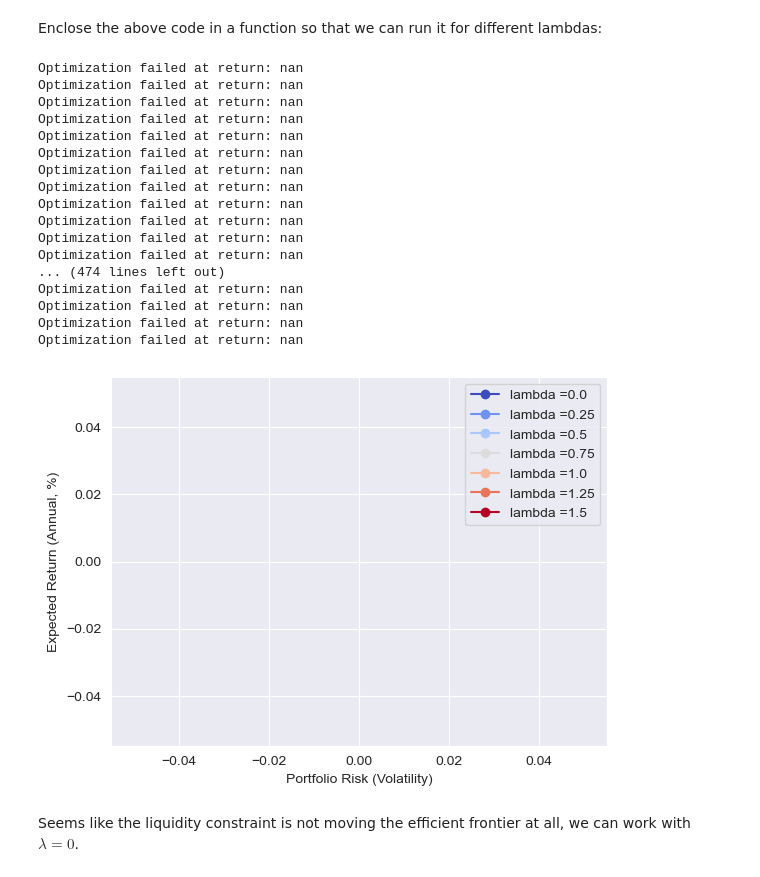
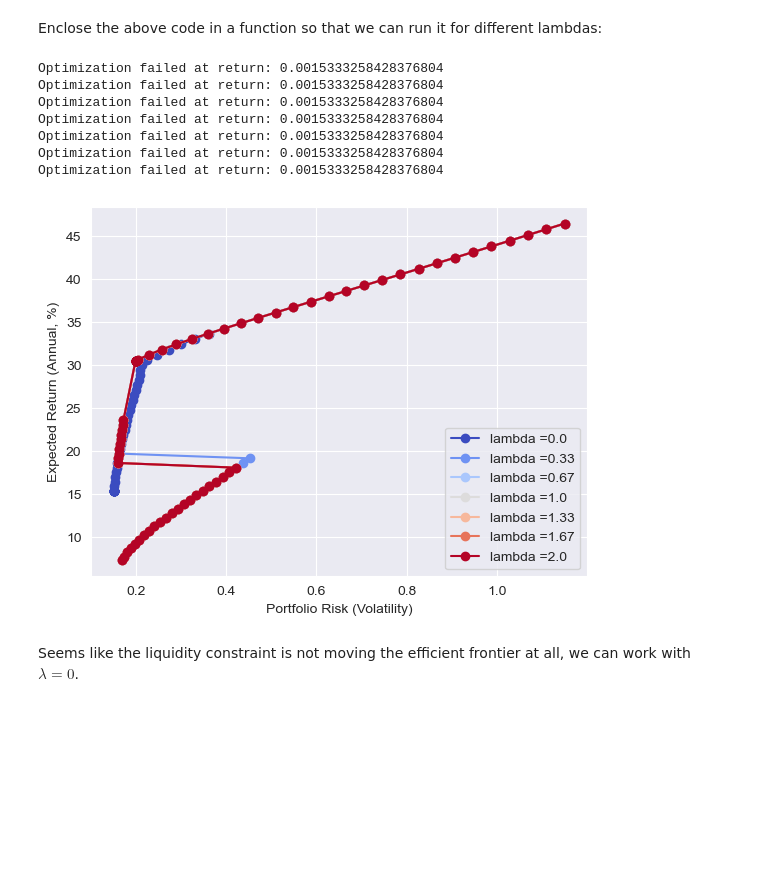
Before and after one commit to jaychandran-padayasi/quant-finance-explorations, a Jupyter notebook: Portfolio Optimization - Working.ipynb, the cells around one changed output. Saved outputs shown, nothing was run; the diff lists cells and outputs as text; code cells hidden in the pictures; blank space fills up the shorter version.

```diff
--- a/Portfolio Optimization - Working.ipynb
+++ b/Portfolio Optimization - Working.ipynb
@@ -66,6 +64,6 @@ Chosen Stocks to be optimized in portfolio:  ['TT' 'EXPD' 'LW' 'META' 'PG' 'BR'
 # %%
-stock_tickers = ['AMZN', 'MSFT', 'ANET', 'ICLN', 'FBCG', 'XLC', 'FBCV', 'JEPQ', 'SCHD', 'VGT', 'VTI', 'VPU', 'VIG', 'RIVN', 'LLY', 'GOOGL', 'MPWR', 'SOXL', 'SKYY', 'BOTZ', 'VOO', 'SPY']
-# stock_tickers = ['BOTZ', 'MSFT', 'SPY', 'VPU']
+# stock_tickers = ['AMZN', 'MSFT', 'ANET', 'ICLN', 'FBCG', 'XLC', 'FBCV', 'JEPQ', 'SCHD', 'VGT', 'VTI', 'VPU', 'VIG', 'RIVN', 'LLY', 'GOOGL', 'MPWR', 'SOXL', 'SKYY', 'BOTZ', 'VOO', 'SPY']
+stock_tickers = ['BOTZ', 'FBCG', 'VIG', 'FBCV', 'SOXL', 'VTI', 'SPY', 'JEPQ', 'SCHD', 'SKYY', 'XLC', 'GOOGL', 'VOO']
 # %% [markdown]
 I intend to include liquidity into consideration while optimizing the portfolio, hence I need to download both the stock price at closing and the volume traded.
 # %%
@@ -113,7 +117,11 @@ Calculate daily returns and covariances
 # %%
 daily_returns = (data/data.shift(1)).dropna()  - 1
-cov_matrix = daily_returns.cov()
+# cov_matrix = daily_returns.cov()
 mean_returns = daily_returns.mean()
+# annual_cov_matrix = cov_matrix * 252
+
+from sklearn.covariance import LedoitWolf
+cov_matrix = LedoitWolf().fit(daily_returns).covariance_
 annual_cov_matrix = cov_matrix * 252
 # %% [markdown]
 Visualize covariance matrix
@@ -148,10 +156,11 @@ In what follows, we construct this objective function given a set of stocks and
 # %%
 n_assets = len(mean_returns)
 
-def liquidity_aware_objective(weights, cov_matrix, volume_vector, lambd):
+def liquidity_aware_objective(weights, cov_matrix, volume_vector, lambd, lambdaRidge=0.05):
     portfolio_variance = weights.T @ cov_matrix @ weights
-    liquidity_penalty = np.sum(weights**2 / volume_vector)
-    return portfolio_variance + lambd * liquidity_penalty
+    liquidity_penalty = lambd*np.sum(weights**2 / volume_vector)
+    ridge_penalty = lambdaRidge * np.sum(weights**2)
+    return portfolio_variance + liquidity_penalty + ridge_penalty
 
 def get_constraints(mu, target_return):
     constraints = (
@@ -268,41 +262,31 @@ def get_efficient_frontier(mu, cov, volume_vector, lambd, n_points):
     return weights_list, returns, risks
 # %%
 n_lambdas = 7
-lambd_array = np.linspace(0, 1.5, n_lambdas)
+lambd_array = np.linspace(0, 2, n_lambdas)
 # Colormap for plots
 cmap = plt.cm.coolwarm
 colors = [cmap(i / (n_lambdas - 1)) for i in range(n_lambdas)]
 
 for i in range(n_lambdas):
     opt_weights, returns, risks = get_efficient_frontier(mu, cov, volume_vector, lambd_array[i], n_points = 70)
     # Convert to annual returns
     returns = [100*((1 + returns[i])**252 - 1) for i in range(len(returns))]
     plt.plot(risks, returns, '-o', color=colors[i], label='lambda ='+str(round(lambd_array[i],2)))
 
 plt.xlabel('Portfolio Risk (Volatility)')
 plt.ylabel('Expected Return (Annual, %)')
 plt.grid(True)
 plt.legend()
 plt.show()
 # %% [output]
-Optimization failed at return: nan
-Optimization failed at return: nan
-Optimization failed at return: nan
-Optimization failed at return: nan
-Optimization failed at return: nan
-Optimization failed at return: nan
-Optimization failed at return: nan
-Optimization failed at return: nan
-Optimization failed at return: nan
-Optimization failed at return: nan
-Optimization failed at return: nan
-Optimization failed at return: nan
-... (474 lines left out)
-Optimization failed at return: nan
-Optimization failed at return: nan
-Optimization failed at return: nan
-Optimization failed at return: nan
+Optimization failed at return: 0.0015333258428376804
+Optimization failed at return: 0.0015333258428376804
+Optimization failed at return: 0.0015333258428376804
+Optimization failed at return: 0.0015333258428376804
+Optimization failed at return: 0.0015333258428376804
+Optimization failed at return: 0.0015333258428376804
+Optimization failed at return: 0.0015333258428376804
-[figure, old version]
+[figure, new version]
 # %% [markdown]
 Seems like the liquidity constraint is not moving the efficient frontier at all, we can work with $\lambda = 0$.
 # %% [markdown]
```
Also changed, not shown: parts of 20 cells of this notebook.
